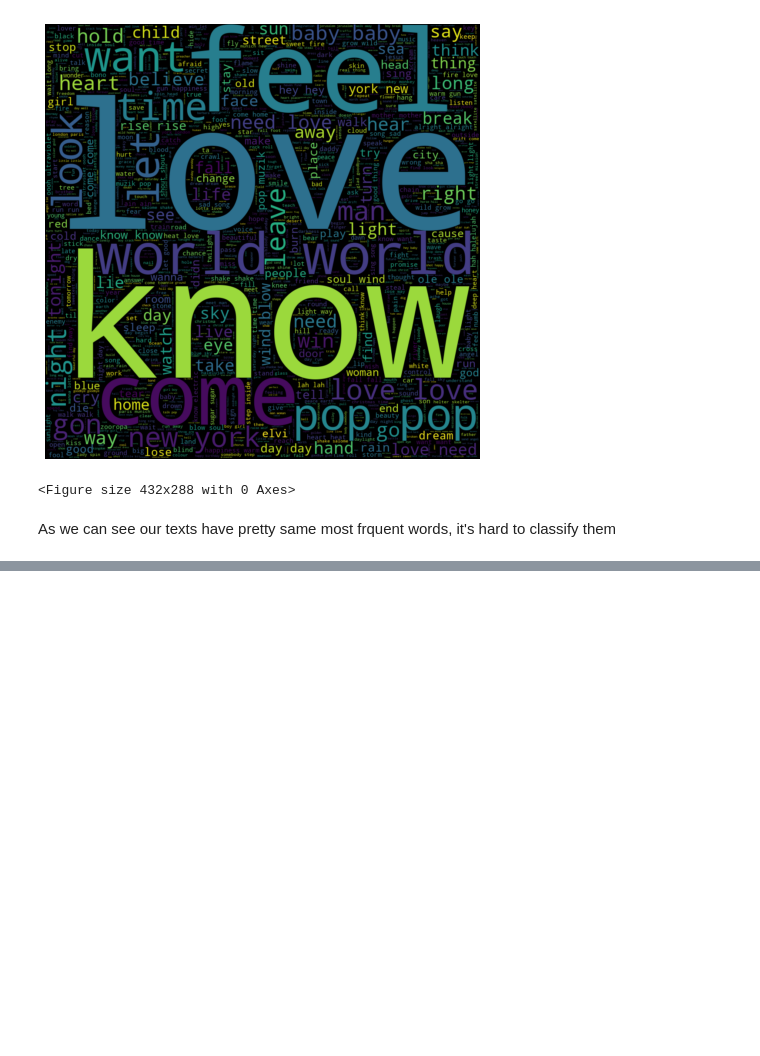
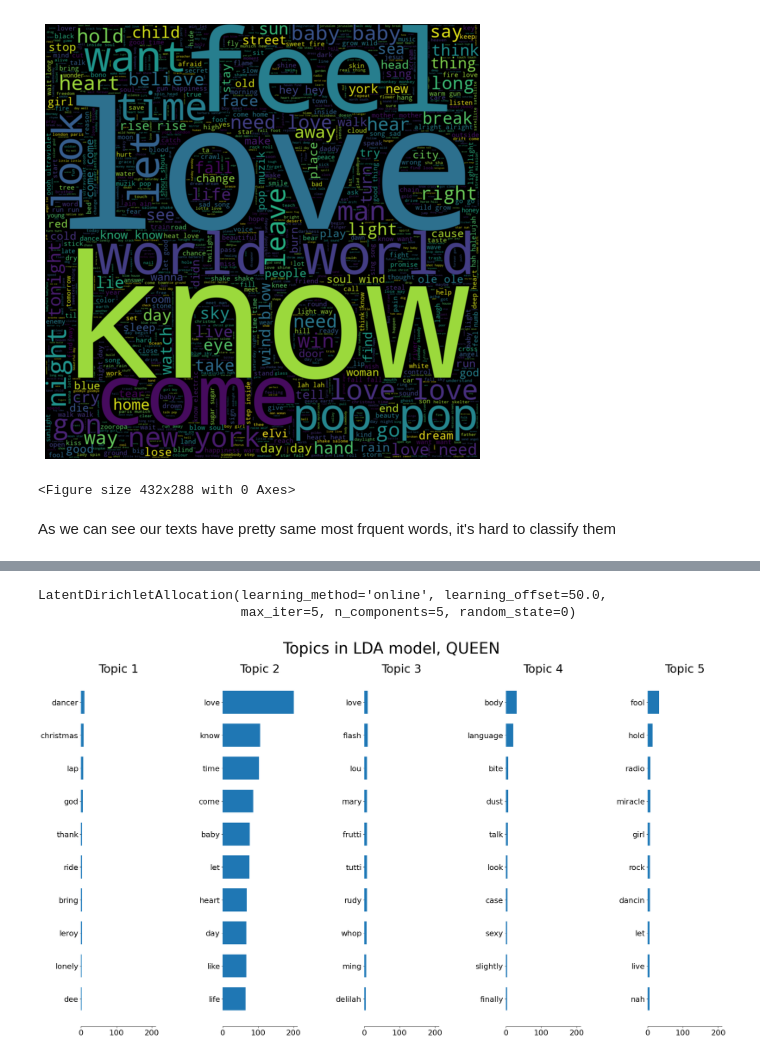
Before and after one commit to Natali-bali/Web_scraping_text_classification, a Jupyter notebook: Web_scraping_Text_Classification.ipynb, the cells around one changed output, grey strips where cells are left out. Drawn from its saved outputs; the diff is of its cells as text; code cells hidden in the pictures; blank space fills up the shorter version.

Commit message:
Added topics modeling for each band

```diff
--- a/Web_scraping_Text_Classification.ipynb
+++ b/Web_scraping_Text_Classification.ipynb
@@ -150,7 +150,7 @@ with open('songs/songName_link_author_lyrics.txt', 'wb') as f:
 Plotting function
 # %%
 def plot_top_words(model, feature_names, n_top_words, title):
-    fig, axes = plt.subplots(2, 5, figsize=(30, 15), sharex=True)
+    fig, axes = plt.subplots(1, 5, figsize=(30, 15), sharex=True)
     axes = axes.flatten()
     for topic_idx, topic in enumerate(model.components_):
         top_features_ind = topic.argsort()[:-n_top_words - 1:-1]
@@ -627,0 +604,6 @@ As we can see our texts have pretty same most frquent words, it's hard to classi
+# %%
+lda_queen = LatentDirichletAllocation(n_components=5,
+                                max_iter=5,
+                                learning_method='online',
+                                learning_offset=50.,
+                                random_state=0)
@@ -627,0 +616,13 @@ As we can see our texts have pretty same most frquent words, it's hard to classi
+# %%
+cv_corpus_q = cv.transform(corpus_q)
+cv_corpus_u2 = cv.transform(corpus_u2)
+# %%
+lda_queen.fit(cv_corpus_q)
+lda_u2.fit(cv_corpus_u2)
+# %% [output]
+LatentDirichletAllocation(learning_method='online', learning_offset=50.0,
+                          max_iter=5, n_components=5, random_state=0)
+# %%
+plot_top_words(lda_queen, feature_names, n_top_words, 'Topics in LDA model, QUEEN')
+# %% [output]
+[figure, added]
```
Also changed, not shown: parts of 12 cells of this notebook.
